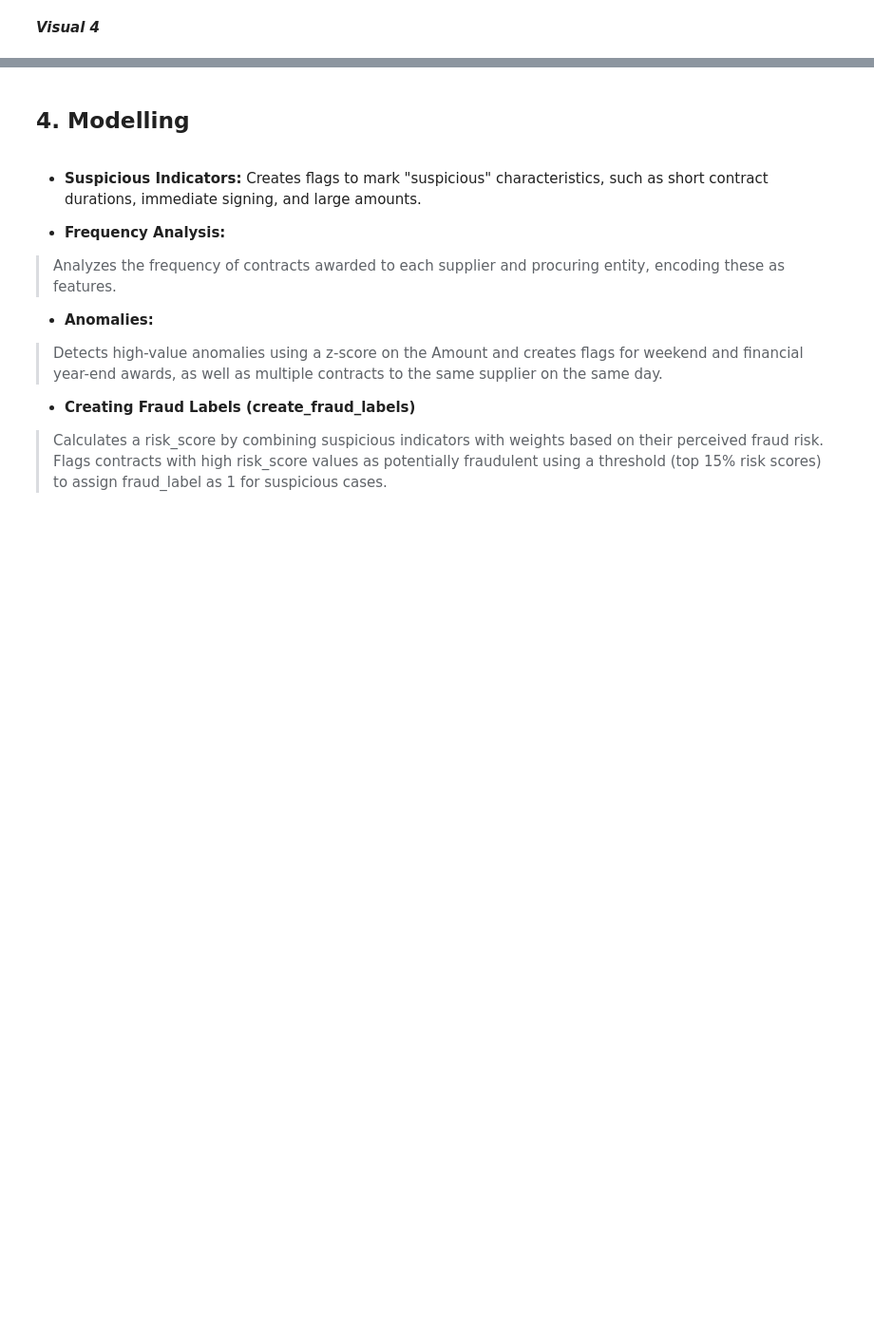
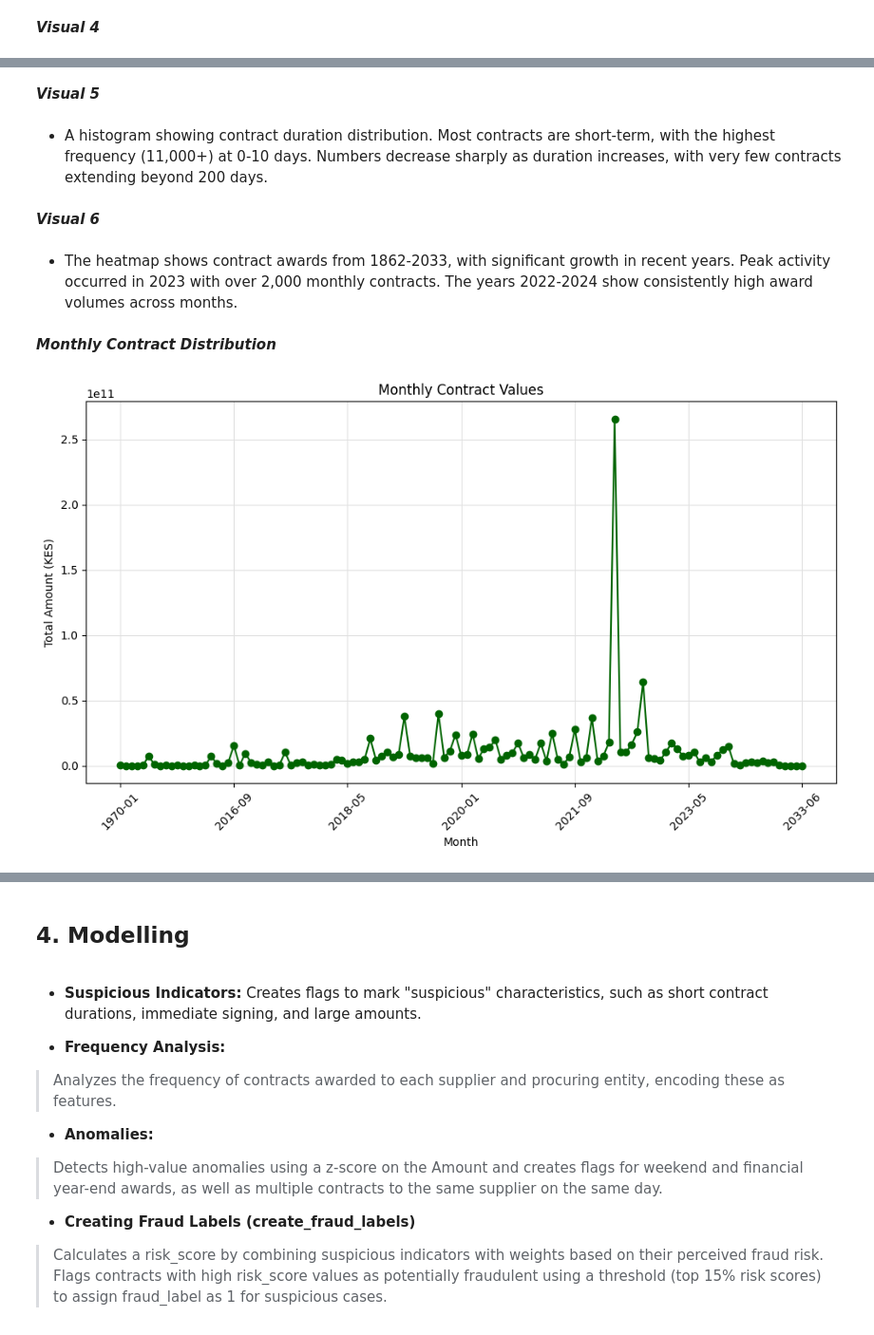
Before and after one commit to ProcureGuardAI/Fraud-Detection-Machine-Learning, a Jupyter notebook: index.ipynb, the cells around one changed output, grey strips where cells are left out. Shown at 95% size. Saved outputs shown, nothing was run; the diff lists cells and outputs as text; code cells hidden in the pictures; blank space fills up the shorter version.

```diff
--- a/index.ipynb
+++ b/index.ipynb
@@ -792,0 +991,23 @@ Number of unique procuring entities: 479
+# %% [markdown]
+***Visual 5***
+# %% [markdown]
+- A histogram showing contract duration distribution. Most contracts are short-term, with the highest frequency (11,000+) at 0-10 days. Numbers decrease sharply as duration increases, with very few contracts extending beyond 200 days.
+# %% [markdown]
+***Visual 6***
+# %% [markdown]
+- The heatmap shows contract awards from 1862-2033, with significant growth in recent years. Peak activity occurred in 2023 with over 2,000 monthly contracts. The years 2022-2024 show consistently high award volumes across months.
+# %% [markdown]
+***Monthly Contract Distribution***
+# %%
+# 2. Monthly Contract Distribution
+plt.figure(figsize=(10, 6))
+monthly_contracts = df.groupby(df['Award Date'].dt.strftime('%Y-%m'))['Amount'].sum()
+monthly_contracts.plot(kind='line', marker='o')
+plt.title('Monthly Contract Values')
+plt.xlabel('Month')
+plt.ylabel('Total Amount (KES)')
+plt.xticks(rotation=45)
+plt.tight_layout()
+plt.show()
+# %% [output]
+[figure, added]
```
Also changed, not shown: parts of 33 cells of this notebook.
